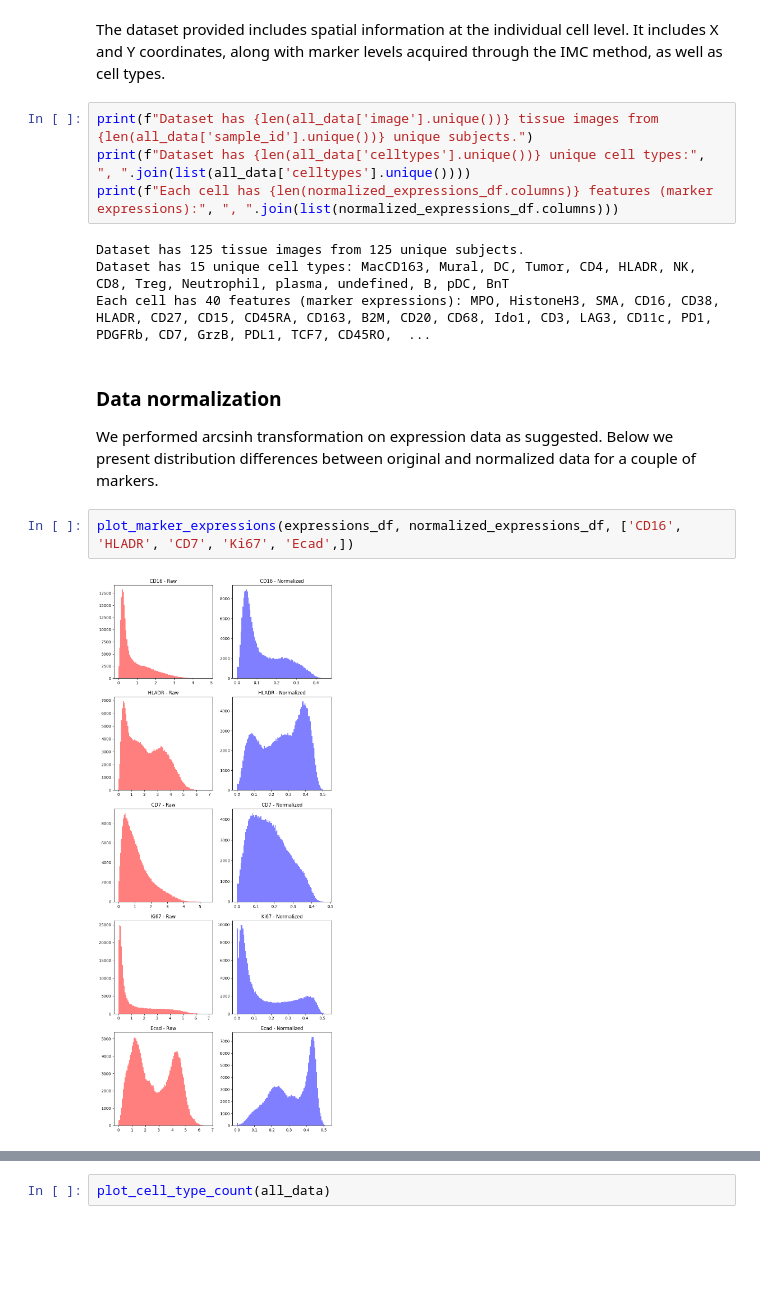
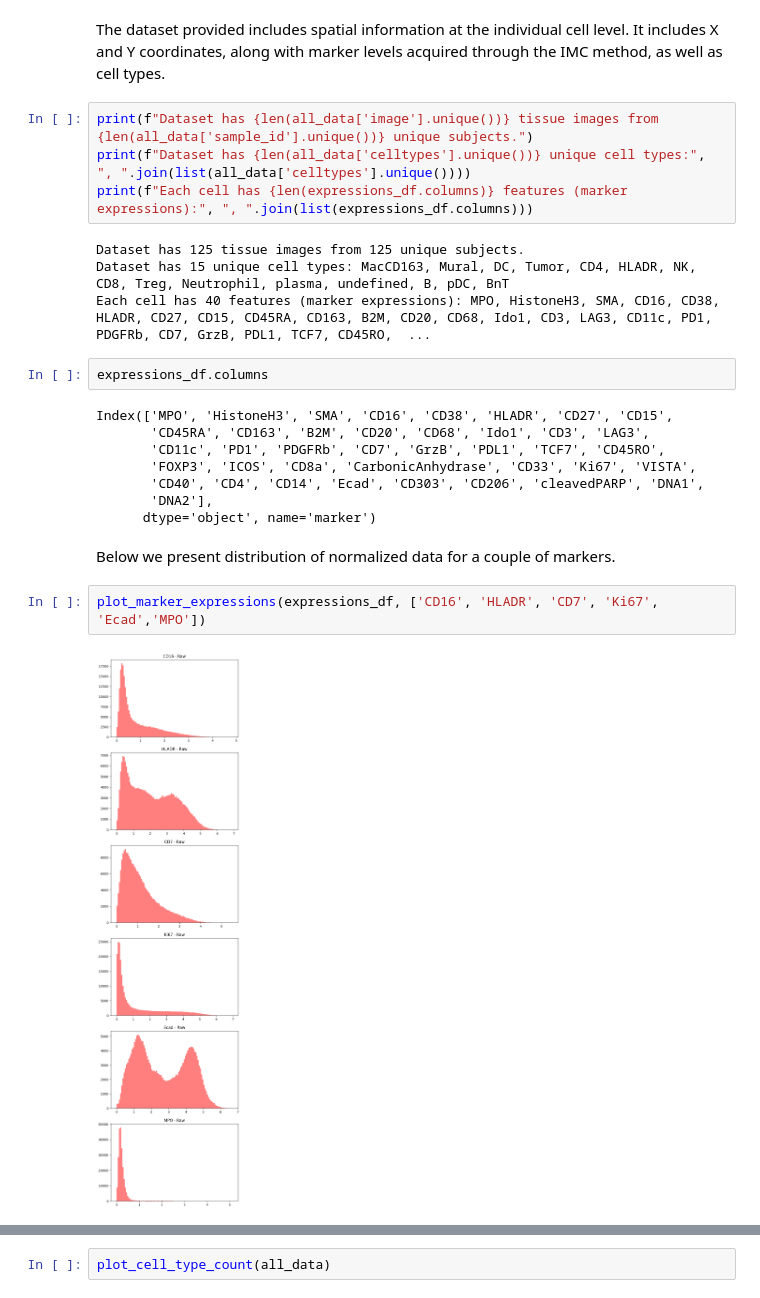
Before and after one commit to wtrawinska/Deep_learning_project, a Jupyter notebook: eda_roksana.ipynb, the cells around one changed output, grey strips where cells are left out. Saved outputs shown, nothing was run; the diff lists cells and outputs as text; blank space fills up the shorter version.

```diff
--- a/eda_roksana.ipynb
+++ b/eda_roksana.ipynb
@@ -96,16 +174,25 @@ The dataset provided includes spatial information at the individual cell level.
 # %%
 print(f"Dataset has {len(all_data['image'].unique())} tissue images from {len(all_data['sample_id'].unique())} unique subjects.")
 print(f"Dataset has {len(all_data['celltypes'].unique())} unique cell types:", ", ".join(list(all_data['celltypes'].unique())))
-print(f"Each cell has {len(normalized_expressions_df.columns)} features (marker expressions):", ", ".join(list(normalized_expressions_df.columns)))
+print(f"Each cell has {len(expressions_df.columns)} features (marker expressions):", ", ".join(list(expressions_df.columns)))
 # %% [output]
 Dataset has 125 tissue images from 125 unique subjects.
 Dataset has 15 unique cell types: MacCD163, Mural, DC, Tumor, CD4, HLADR, NK, CD8, Treg, Neutrophil, plasma, undefined, B, pDC, BnT
 Each cell has 40 features (marker expressions): MPO, HistoneH3, SMA, CD16, CD38, HLADR, CD27, CD15, CD45RA, CD163, B2M, CD20, CD68, Ido1, CD3, LAG3, CD11c, PD1, PDGFRb, CD7, GrzB, PDL1, TCF7, CD45RO,  ...
+# %%
+expressions_df.columns
+# %% [output]
+Index(['MPO', 'HistoneH3', 'SMA', 'CD16', 'CD38', 'HLADR', 'CD27', 'CD15',
+       'CD45RA', 'CD163', 'B2M', 'CD20', 'CD68', 'Ido1', 'CD3', 'LAG3',
+       'CD11c', 'PD1', 'PDGFRb', 'CD7', 'GrzB', 'PDL1', 'TCF7', 'CD45RO',
+       'FOXP3', 'ICOS', 'CD8a', 'CarbonicAnhydrase', 'CD33', 'Ki67', 'VISTA',
+       'CD40', 'CD4', 'CD14', 'Ecad', 'CD303', 'CD206', 'cleavedPARP', 'DNA1',
+       'DNA2'],
+      dtype='object', name='marker')
 # %% [markdown]
-### Data normalization
-We performed arcsinh transformation on expression data as suggested.
-Below we present distribution differences between original and normalized data for a couple of markers.
+
+Below we present distribution of normalized data for a couple of markers.
 # %%
-plot_marker_expressions(expressions_df, normalized_expressions_df, ['CD16', 'HLADR', 'CD7', 'Ki67', 'Ecad',])
+plot_marker_expressions(expressions_df, ['CD16', 'HLADR', 'CD7', 'Ki67', 'Ecad','MPO'])
 # %% [output]
-[figure, old version]
+[figure, new version]
```
Also changed, not shown: parts of 23 cells of this notebook.
